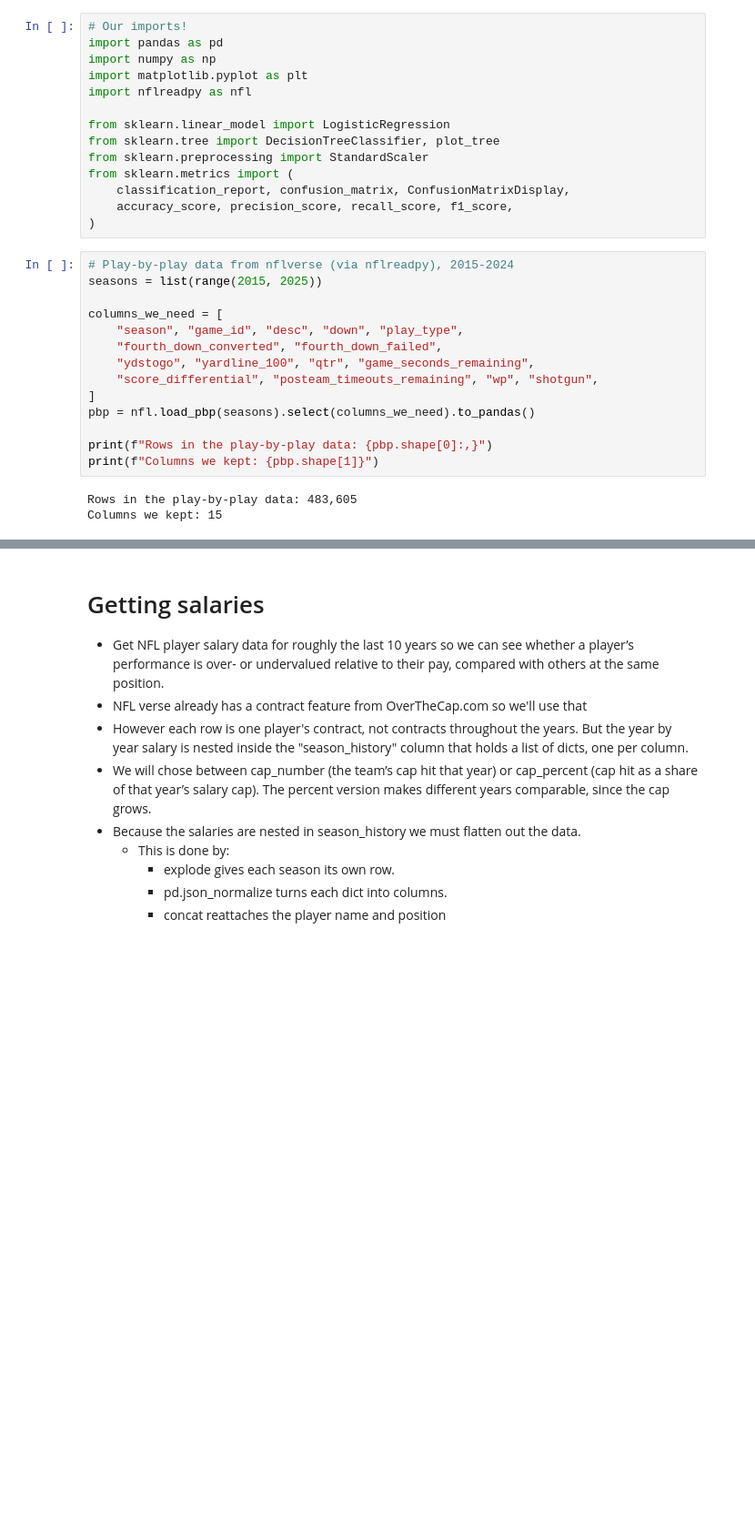
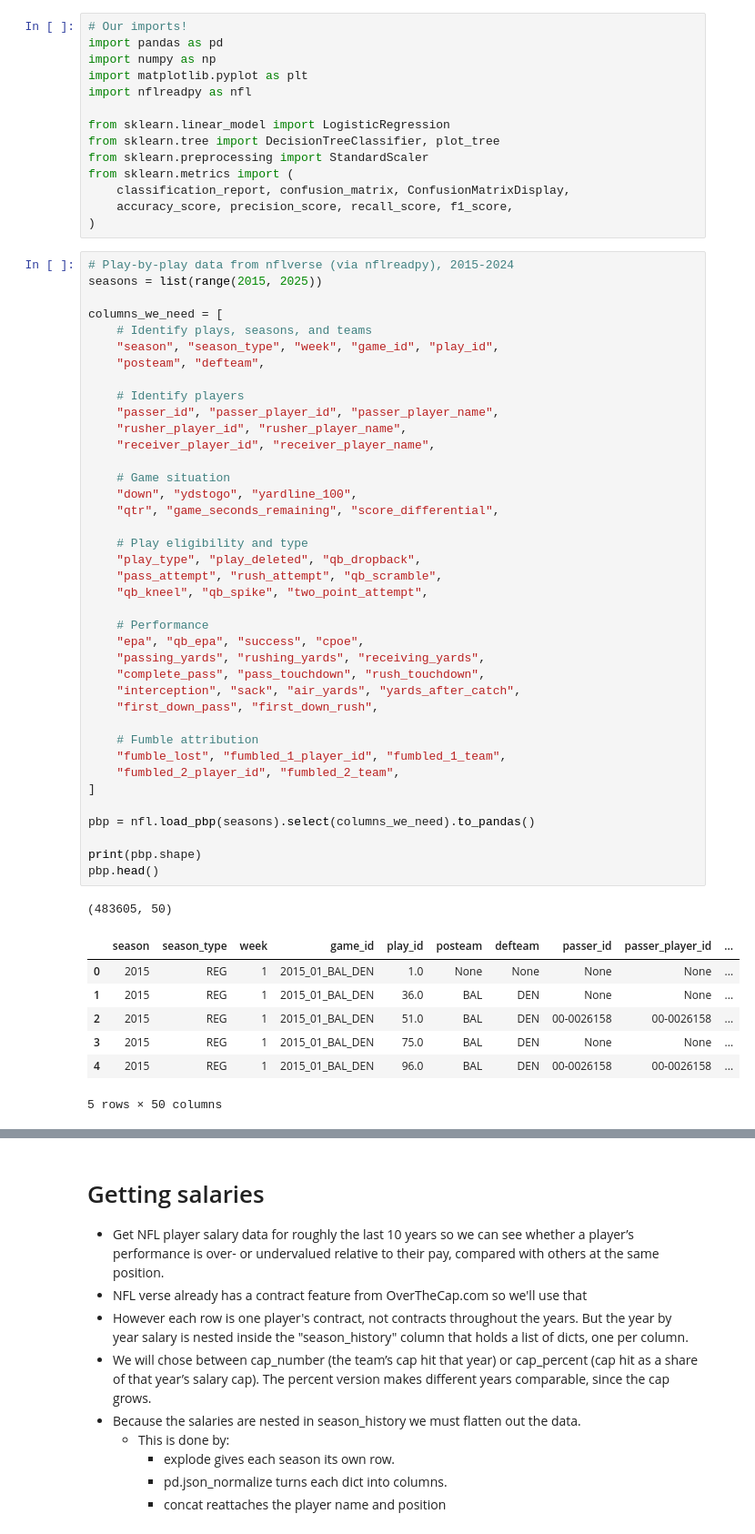
Before and after one commit to TEAM-CVS/Project_DTSC2, a Jupyter notebook: Studio2_code.ipynb, the cells around one changed output, grey strips where cells are left out. Shown at 91% size. Drawn from its saved outputs; the diff is of its cells as text; blank space fills up the shorter version.

```diff
--- a/Studio2_code.ipynb
+++ b/Studio2_code.ipynb
@@ -19,20 +19,51 @@ from sklearn.metrics import (
 # %%
 # Play-by-play data from nflverse (via nflreadpy), 2015-2024
 seasons = list(range(2015, 2025))
 
 columns_we_need = [
-    "season", "game_id", "desc", "down", "play_type",
-    "fourth_down_converted", "fourth_down_failed",
-    "ydstogo", "yardline_100", "qtr", "game_seconds_remaining",
-    "score_differential", "posteam_timeouts_remaining", "wp", "shotgun",
+    # Identify plays, seasons, and teams
+    "season", "season_type", "week", "game_id", "play_id",
+    "posteam", "defteam",
+
+    # Identify players
+    "passer_id", "passer_player_id", "passer_player_name",
+    "rusher_player_id", "rusher_player_name",
+    "receiver_player_id", "receiver_player_name",
+
+    # Game situation
+    "down", "ydstogo", "yardline_100",
+    "qtr", "game_seconds_remaining", "score_differential",
+
+    # Play eligibility and type
+    "play_type", "play_deleted", "qb_dropback",
+    "pass_attempt", "rush_attempt", "qb_scramble",
+    "qb_kneel", "qb_spike", "two_point_attempt",
+
+    # Performance
+    "epa", "qb_epa", "success", "cpoe",
+    "passing_yards", "rushing_yards", "receiving_yards",
+    "complete_pass", "pass_touchdown", "rush_touchdown",
+    "interception", "sack", "air_yards", "yards_after_catch",
+    "first_down_pass", "first_down_rush",
+
+    # Fumble attribution
+    "fumble_lost", "fumbled_1_player_id", "fumbled_1_team",
+    "fumbled_2_player_id", "fumbled_2_team",
 ]
+
 pbp = nfl.load_pbp(seasons).select(columns_we_need).to_pandas()
 
-print(f"Rows in the play-by-play data: {pbp.shape[0]:,}")
-print(f"Columns we kept: {pbp.shape[1]}")
+print(pbp.shape)
+pbp.head()
 # %% [output]
-Rows in the play-by-play data: 483,605
-Columns we kept: 15
+(483605, 50)
+|  | season | season_type | week | game_id | play_id | posteam | defteam | passer_id | passer_player_id | ... |
+| 0 | 2015 | REG | 1 | 2015_01_BAL_DEN | 1.0 | None | None | None | None | ... |
+| 1 | 2015 | REG | 1 | 2015_01_BAL_DEN | 36.0 | BAL | DEN | None | None | ... |
+| 2 | 2015 | REG | 1 | 2015_01_BAL_DEN | 51.0 | BAL | DEN | 00-0026158 | 00-0026158 | ... |
+| 3 | 2015 | REG | 1 | 2015_01_BAL_DEN | 75.0 | BAL | DEN | None | None | ... |
+| 4 | 2015 | REG | 1 | 2015_01_BAL_DEN | 96.0 | BAL | DEN | 00-0026158 | 00-0026158 | ... |
+5 rows × 50 columns
 # %%
 pbp.head(3)
 # %% [output]
```
Also changed, not shown: parts of 10 cells of this notebook.
